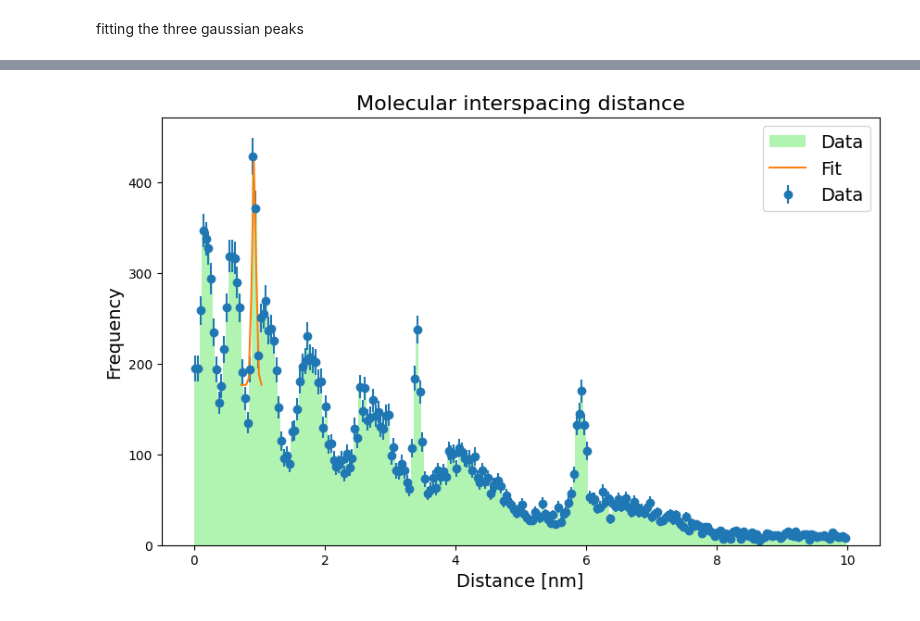
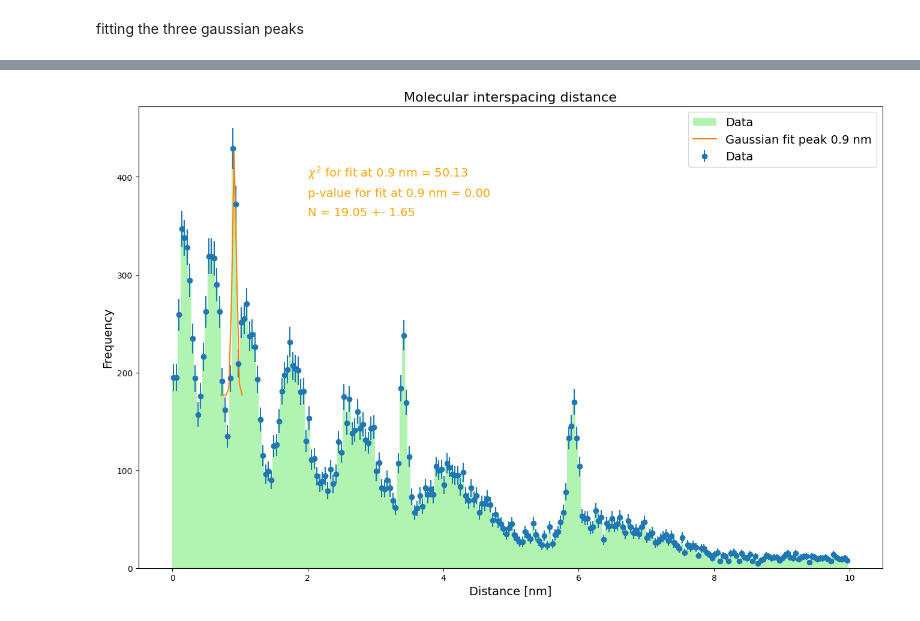
Before and after one commit to ansomax/AppStat2024_ASM, a Jupyter notebook: Exam2024/Exercise5_Fitting_data.ipynb, the cells around one changed output, grey strips where cells are left out. Cells and saved outputs as stored; diff of their text form; code cells hidden in the pictures.

```diff
--- a/Exam2024/Exercise5_Fitting_data.ipynb
+++ b/Exam2024/Exercise5_Fitting_data.ipynb
@@ -258,27 +260,29 @@ m_fit.migrad()
 # %%
 #whole data set
 
 counts_whole, bin_edges_whole = np.histogram(dists, bins=250)
 
 
 x_whole = (bin_edges_whole[1:] + bin_edges_whole[:-1])/2
 y_whole = counts_whole
 sy_whole = np.sqrt(counts_whole)
 binwidth_whole = bin_edges_whole[1] - bin_edges_whole[0]
 
 #plotting the fit on top of the data
 
-fig = plt.figure(figsize=(10,6))
+fig = plt.figure(figsize=(16,10))
 ax = fig.add_subplot(111)
 ax.errorbar(x_whole, y_whole, yerr=sy_whole, fmt='o', label='Data')
 ax.hist(dataframe['# Distance'], bins=250, color='lightgreen', alpha=0.7, label='Data')
 ax.set_xlabel('Distance [nm]', fontsize=14)
 ax.set_ylabel('Frequency', fontsize=14)
 ax.set_title('Molecular interspacing distance', fontsize=16)
-ax.plot(x, additional_gauss(x, *m_fit.values), label='Fit')
-ax.text(2, 400, f'$\chi^2$ for fit at 0.9 nm = {m_fit.fval:.2f}')
-ax.text(2, 350, )
+ax.plot(x, additional_gauss(x, *m_fit.values), label='Gaussian fit peak 0.9 nm')
+ax.text(2, 400, f'$\chi^2$ for fit at 0.9 nm = {m_fit.fval:.2f}', color='orange', fontsize = 14)
+ax.text(2, 380, f'p-value for fit at 0.9 nm = {p_value1:.2f}', color = 'orange', fontsize = 14)
+ax.text(2, 360, f'N = {m_fit.values["N"]:.2f} +- {m_fit.errors["N"]:.2f}', color = 'orange', fontsize = 14)
 ax.legend(fontsize=14)
 plt.show()
+#fig.savefig('images/fit_0.9nm.png', dpi = 600)
 # %% [output]
-[figure, old version]
+[figure, new version]
```
Also changed, not shown: parts of 20 cells of this notebook, 10 other files.
